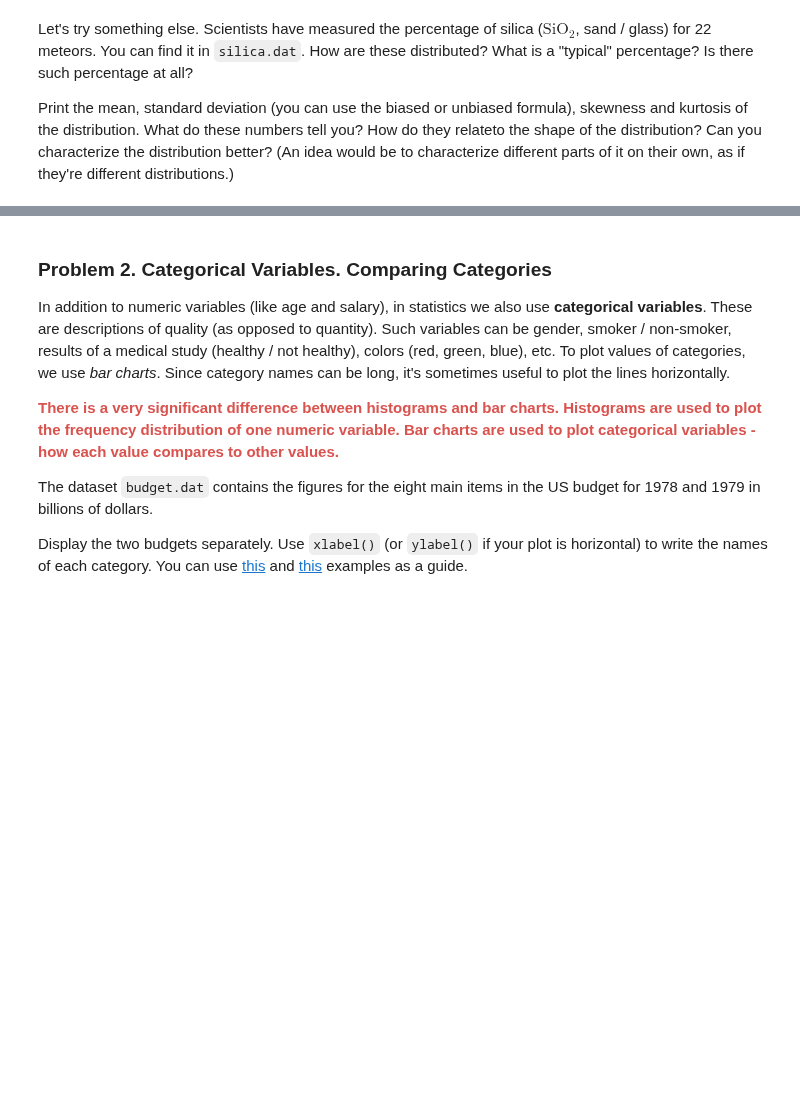
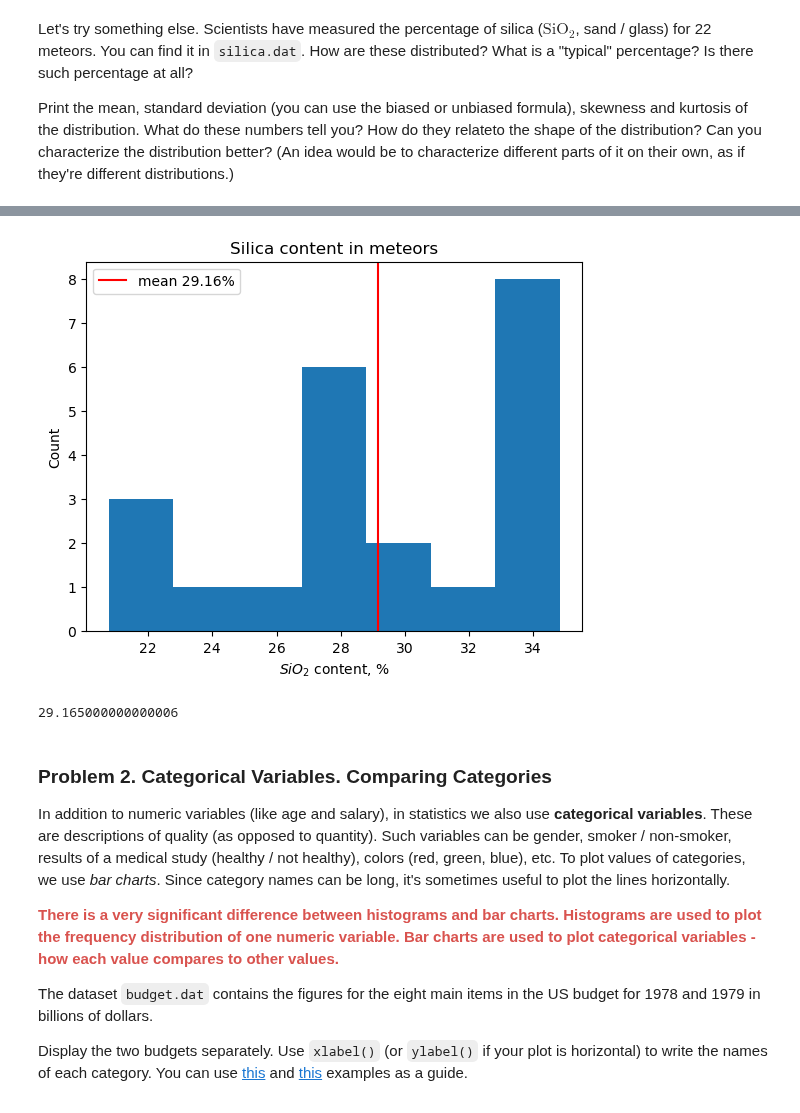
Before and after one commit to mi6oo6im/ml_math_for_devs, a Jupyter notebook: 12. Exercise Statistics/Statistics Exercise.ipynb, the cells around one changed output, grey strips where cells are left out. Saved outputs shown, nothing was run; the diff lists cells and outputs as text; code cells hidden in the pictures; blank space fills up the shorter version.

```diff
--- a/12. Exercise Statistics/Statistics Exercise.ipynb
+++ b/12. Exercise Statistics/Statistics Exercise.ipynb
@@ -51,0 +92,3 @@ Print the mean, standard deviation (you can use the biased or unbiased formula),
+# %%
+silica_df = pd.read_table('data/silica.dat', header = None)
+silica_df.columns = ['silica_content']
@@ -52,3 +115,17 @@ Print the mean, standard deviation (you can use the biased or unbiased formula),
+# %%
+plt.hist(silica_df, bins = 7)
+plt.xlabel('$SiO_2$ content, %')
+plt.axvline([silica_df.silica_content.mean()], color = 'red', label = "mean 29.16%")
+plt.legend()
+plt.ylabel('Count')
+plt.title('Silica content in meteors')
+plt.show()
+# %% [output]
+[figure, added]
+# %%
+silica_df.silica_content.mean()
+# %% [output]
+29.165000000000006
 # %% [markdown]
 ### Problem 2. Categorical Variables. Comparing Categories
 In addition to numeric variables (like age and salary), in statistics we also use **categorical variables**. These are descriptions of quality (as opposed to quantity). Such variables can be gender, smoker / non-smoker, results of a medical study (healthy / not healthy), colors (red, green, blue), etc. To plot values of categories, we use *bar charts*. Since category names can be long, it's sometimes useful to plot the lines horizontally.
```
Also changed, not shown: parts of 15 cells of this notebook.
